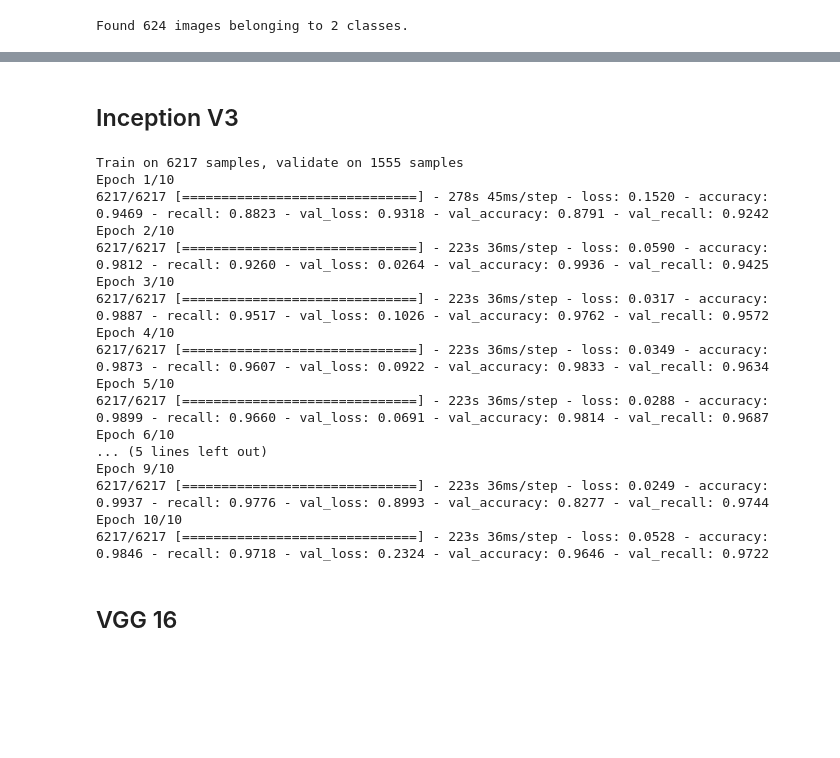
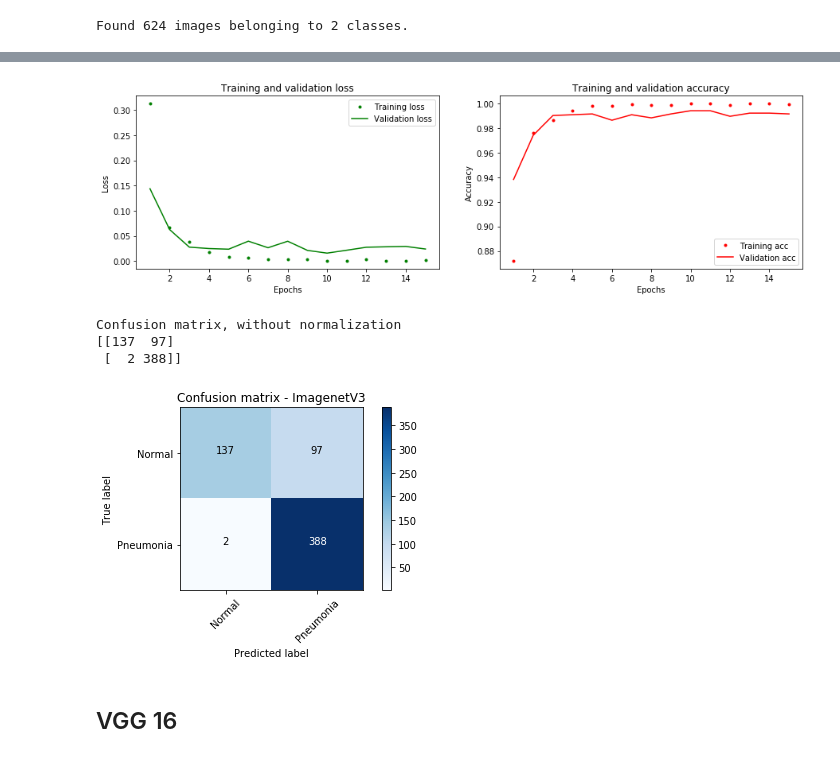
Before and after one commit to albertum1/xray-image-classification, a Jupyter notebook: project.ipynb, the cells around one changed output, grey strips where cells are left out. Drawn from its saved outputs; the diff is of its cells as text; code cells hidden in the pictures; blank space fills up the shorter version.

```diff
--- a/project.ipynb
+++ b/project.ipynb
@@ -60,7 +55,7 @@ for filename in os.listdir('chest_xray/train/NORMAL'):
 train = ImageDataGenerator(rescale=1./255).flow_from_directory(
         directory = '/floyd/input/chest_xray/train',
         class_mode = 'binary',
-        target_size = (256, 256),
+        target_size = (128, 128),
         batch_size = 7772)
 # %% [output]
 Found 7772 images belonging to 2 classes.
@@ -121,0 +139,27 @@ Epoch 10/10
+# %%
+def train_model(model, opt, met, shape, ep):
+    """
+    model: Model
+    opt: Optimizer
+    met: Evaluation Metrics
+    shape: input shape of Image
+    ep: epochs
+    """
+    mod = model(weights='imagenet',include_top=False, input_shape = shape)
+    mod_new = mod.output
+    new_model = models.Sequential()
+    new_model.add(mod)
+    new_model.add(GlobalAveragePooling2D())
+    new_model.add(Dense(1024,activation='relu'))
+    new_model.add(Dense(1024,activation='relu')) #dense layer 2
+    new_model.add(Dense(512,activation='relu')) #dense layer 3
+    new_model.add(Dense(1,activation='sigmoid')) #final layer with softmax activation
+
+    new_model.compile(optimizer = opt,loss = 'binary_crossentropy',metrics = met )
+    nm = new_model.fit(x_train,
+             y_train,
+             epochs = ep,
+             batch_size=50,
+             validation_data = (x_val, y_val),
+                  workers = -1)
+    return new_model, nm
@@ -151,0 +252,2 @@ plt.show()
+# %%
+mod, plot = train_model(inception_v3.InceptionV3, 'sgd', ['accuracy', tf.metrics.Recall()], (128,128,3), ep = 15)
@@ -179,2 +281,0 @@ array([[0.9984018]], dtype=float32)
-# %% [markdown]
-## Inception V3
@@ -191,28 +281,0 @@ new_model.add(Dense(1,activation='sigmoid')) #final layer with softmax activatio
-# %%
-new_model.compile(optimizer='Adam',loss='binary_crossentropy',metrics=['accuracy',tf.keras.metrics.Recall()])
-
-# step_size_train=train_generator.n//train_generator.batch_size
-nm = new_model.fit(x_train,
-             y_train,
-             epochs = 10,
-             batch_size=50,
-             validation_data = (x_val, y_val),
-                  workers = -1)
-# %% [output]
-Train on 6217 samples, validate on 1555 samples
-Epoch 1/10
-6217/6217 [==============================] - 278s 45ms/step - loss: 0.1520 - accuracy: 0.9469 - recall: 0.8823 - val_loss: 0.9318 - val_accuracy: 0.8791 - val_recall: 0.9242
-Epoch 2/10
-6217/6217 [==============================] - 223s 36ms/step - loss: 0.0590 - accuracy: 0.9812 - recall: 0.9260 - val_loss: 0.0264 - val_accuracy: 0.9936 - val_recall: 0.9425
-Epoch 3/10
-6217/6217 [==============================] - 223s 36ms/step - loss: 0.0317 - accuracy: 0.9887 - recall: 0.9517 - val_loss: 0.1026 - val_accuracy: 0.9762 - val_recall: 0.9572
-Epoch 4/10
-6217/6217 [==============================] - 223s 36ms/step - loss: 0.0349 - accuracy: 0.9873 - recall: 0.9607 - val_loss: 0.0922 - val_accuracy: 0.9833 - val_recall: 0.9634
-Epoch 5/10
-6217/6217 [==============================] - 223s 36ms/step - loss: 0.0288 - accuracy: 0.9899 - recall: 0.9660 - val_loss: 0.0691 - val_accuracy: 0.9814 - val_recall: 0.9687
-Epoch 6/10
-... (5 lines left out)
-Epoch 9/10
-6217/6217 [==============================] - 223s 36ms/step - loss: 0.0249 - accuracy: 0.9937 - recall: 0.9776 - val_loss: 0.8993 - val_accuracy: 0.8277 - val_recall: 0.9744
-Epoch 10/10
-6217/6217 [==============================] - 223s 36ms/step - loss: 0.0528 - accuracy: 0.9846 - recall: 0.9718 - val_loss: 0.2324 - val_accuracy: 0.9646 - val_recall: 0.9722
@@ -222,0 +284,4 @@ print(inceptionv3_train, inceptionv3_test)
+# %%
+plott(plot)
+# %% [output]
+[figure, added]
@@ -223,2 +290,11 @@ print(inceptionv3_train, inceptionv3_test)
+# %%
+plt.figure()
+plot_confusion_matrix(confusion_matrix(test_labels, pred), classes=['Normal', 'Pneumonia'], normalize=False,
+                      title='Confusion matrix - ImagenetV3')
+# %% [output]
+Confusion matrix, without normalization
+[[137  97]
+ [  2 388]]
+[figure, added]
 # %% [markdown]
 ## VGG 16
```
Also changed, not shown: parts of 76 cells of this notebook, 1 other file.
